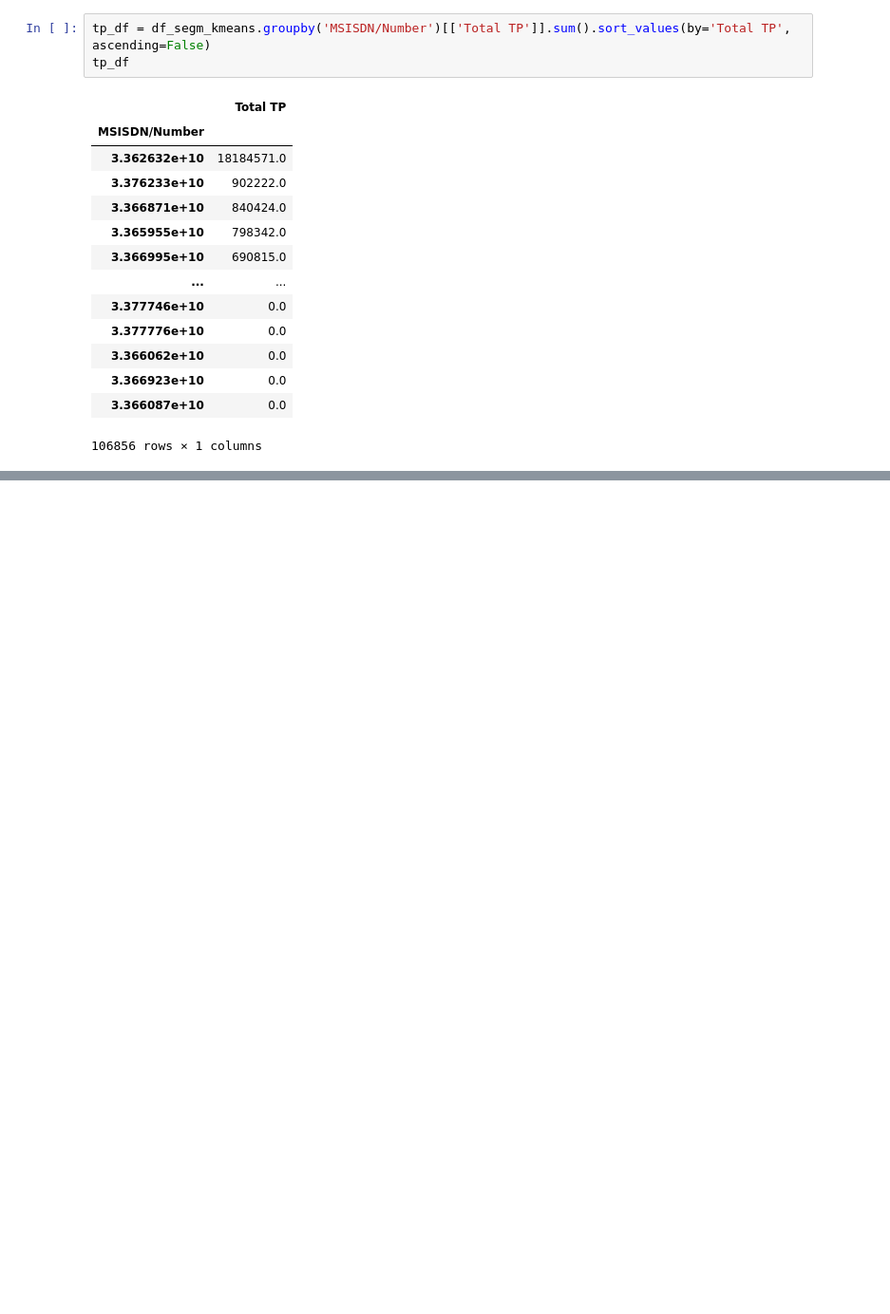
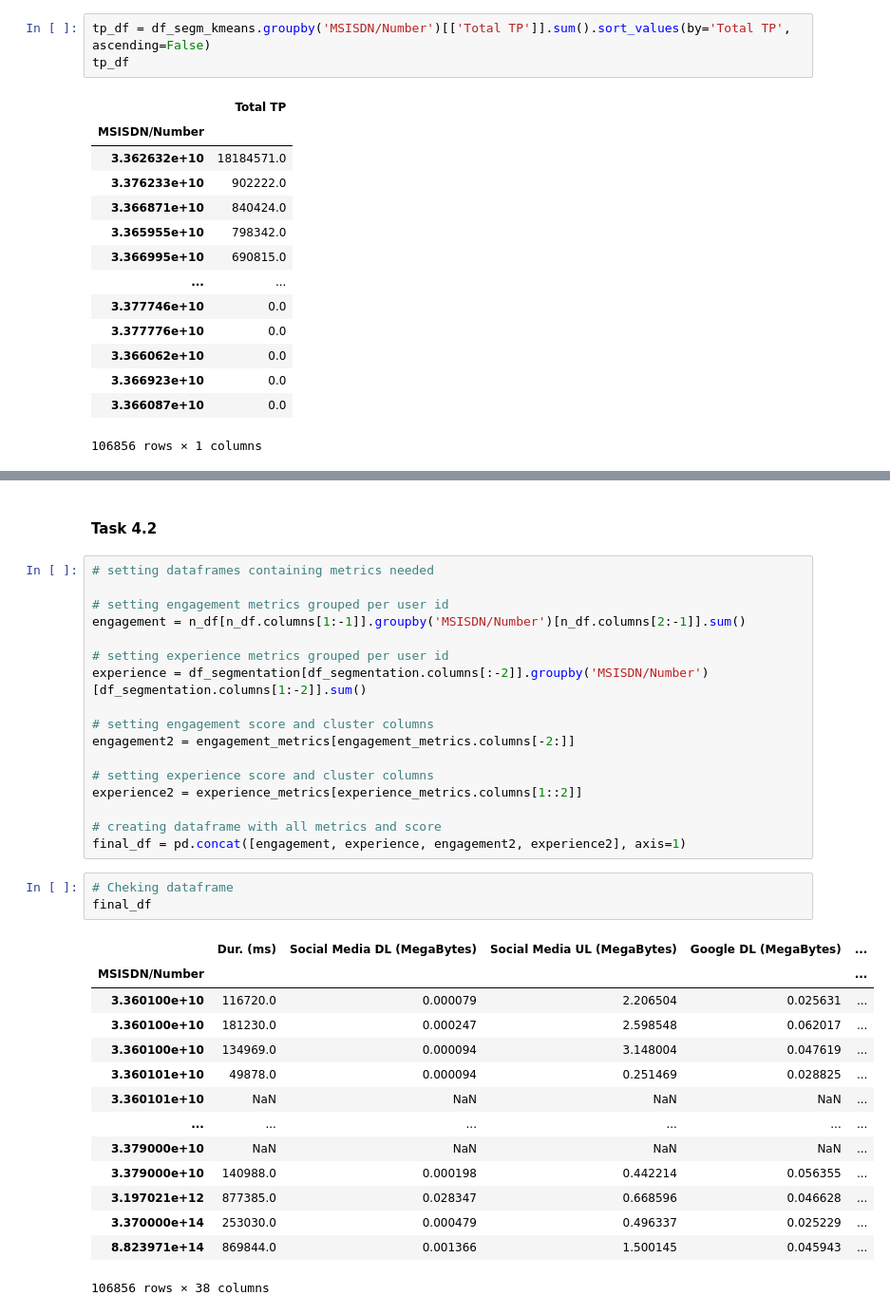
Before and after one commit to KutashiMA/Telecom_User_Analytics, a Jupyter notebook: User_Analytics.ipynb, the cells around one changed output, grey strips where cells are left out. Shown at 95% size. Cells and saved outputs as stored; diff of their text form; blank space fills up the shorter version.

Commit message:
completed task 4.2

```diff
--- a/User_Analytics.ipynb
+++ b/User_Analytics.ipynb
@@ -1830,0 +1831,37 @@ experience_metrics.head()
+# %% [markdown]
+#### Task 4.2
+# %%
+# setting dataframes containing metrics needed
+
+# setting engagement metrics grouped per user id
+engagement = n_df[n_df.columns[1:-1]].groupby('MSISDN/Number')[n_df.columns[2:-1]].sum()
+
+# setting experience metrics grouped per user id
+experience = df_segmentation[df_segmentation.columns[:-2]].groupby('MSISDN/Number')[df_segmentation.columns[1:-2]].sum()
+
+# setting engagement score and cluster columns
+engagement2 = engagement_metrics[engagement_metrics.columns[-2:]]
+
+# setting experience score and cluster columns
+experience2 = experience_metrics[experience_metrics.columns[1::2]]
+
+# creating dataframe with all metrics and score
+final_df = pd.concat([engagement, experience, engagement2, experience2], axis=1)
+# %%
+# Cheking dataframe
+final_df
+# %% [output]
+|  | Dur. (ms) | Social Media DL (MegaBytes) | Social Media UL (MegaBytes) | Google DL (MegaBytes) | ... |
+| MSISDN/Number |  |  |  |  | ... |
+| 3.360100e+10 | 116720.0 | 0.000079 | 2.206504 | 0.025631 | ... |
+| 3.360100e+10 | 181230.0 | 0.000247 | 2.598548 | 0.062017 | ... |
+| 3.360100e+10 | 134969.0 | 0.000094 | 3.148004 | 0.047619 | ... |
+| 3.360101e+10 | 49878.0 | 0.000094 | 0.251469 | 0.028825 | ... |
+| 3.360101e+10 | NaN | NaN | NaN | NaN | ... |
+| ... | ... | ... | ... | ... | ... |
+| 3.379000e+10 | NaN | NaN | NaN | NaN | ... |
+| 3.379000e+10 | 140988.0 | 0.000198 | 0.442214 | 0.056355 | ... |
+| 3.197021e+12 | 877385.0 | 0.028347 | 0.668596 | 0.046628 | ... |
+| 3.370000e+14 | 253030.0 | 0.000479 | 0.496337 | 0.025229 | ... |
+| 8.823971e+14 | 869844.0 | 0.001366 | 1.500145 | 0.045943 | ... |
+106856 rows × 38 columns
```
Also changed, not shown: parts of 24 cells of this notebook.
